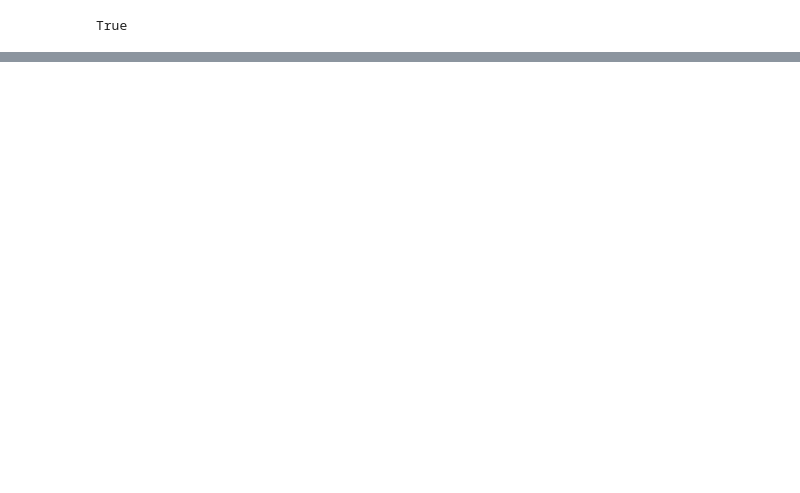
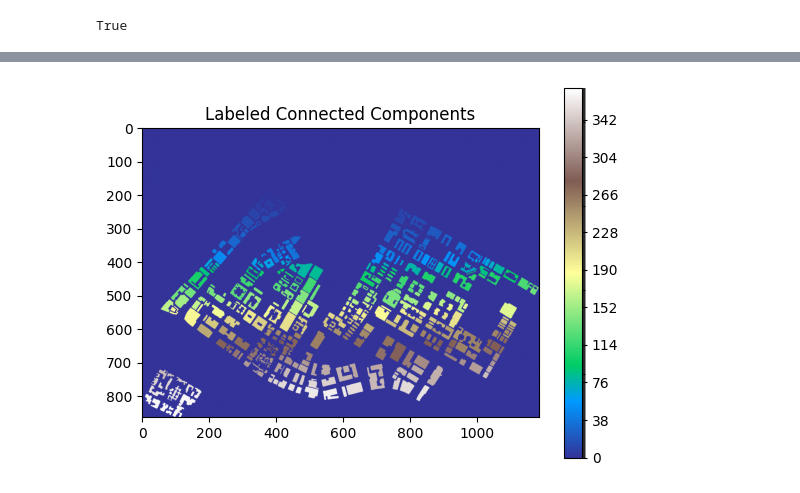
Before and after one commit to TanLeZhan/Segmentation, a Jupyter notebook: 4.ipynb, the cells around one changed output, grey strips where cells are left out. Saved outputs shown, nothing was run; the diff lists cells and outputs as text; code cells hidden in the pictures; blank space fills up the shorter version.

```diff
--- a/4.ipynb
+++ b/4.ipynb
@@ -64,3 +75,17 @@ mask = morphology.remove_small_objects(mask.astype(bool), min_size=min_area_pixe
+# %%
+import matplotlib.pyplot as plt
+from matplotlib import colors
+
+# Define a discrete colormap
+cmap = plt.cm.get_cmap('terrain', labels.max() + 1)  # or 'nipy_spectral', 'tab10', etc.
+norm = colors.BoundaryNorm(boundaries=range(labels.max() + 2), ncolors=labels.max() + 1)
+
+plt.imshow(labels, cmap=cmap, norm=norm)
+plt.colorbar()
+plt.title("Labeled Connected Components")
+plt.show()
+# %% [output]
+[figure, added]
 # %%
 polygons = []
 for region in measure.regionprops(labels):
```
Also changed, not shown: parts of 4 cells of this notebook, 10 other files.
